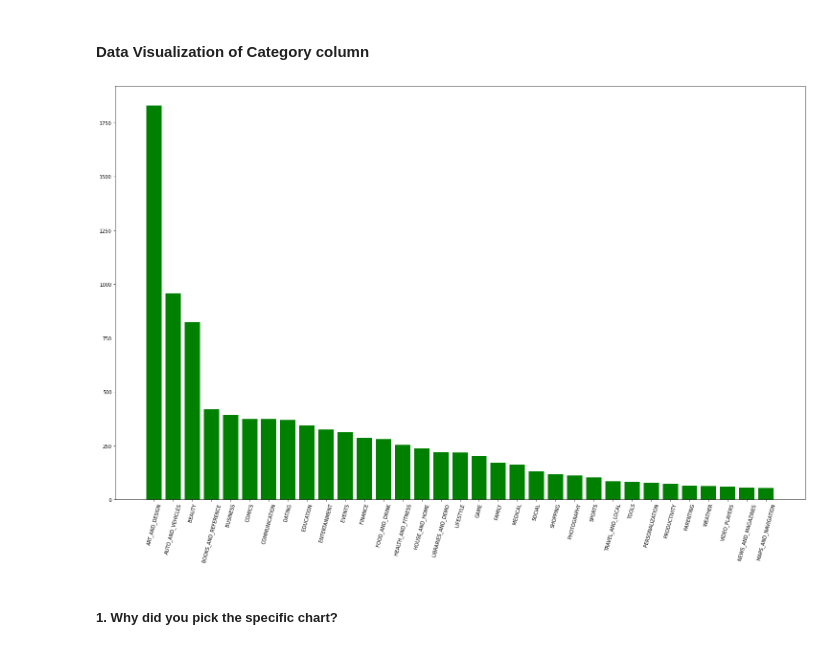
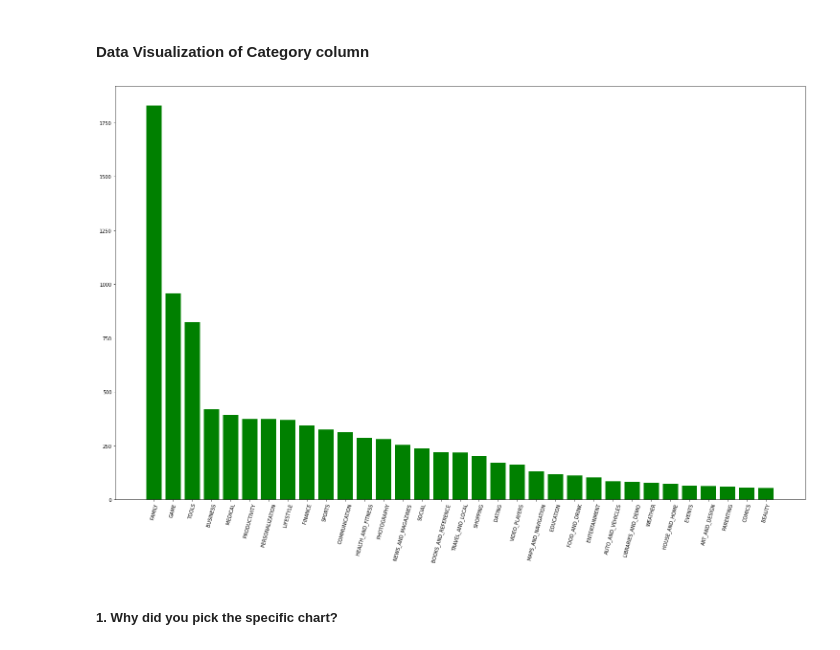
Before and after one commit to sabitendu/EDA-Capstone-Project-on-Play-Store-App-Review-Analysis, a Jupyter notebook: playstore_app_review_analysis.ipynb, the cells around one changed output. Saved outputs shown, nothing was run; the diff lists cells and outputs as text; code cells hidden in the pictures.

```diff
--- a/playstore_app_review_analysis.ipynb
+++ b/playstore_app_review_analysis.ipynb
@@ -981,14 +981,14 @@ Univariate analysis is the simplest form of analyzing data. “Uni” means “o
 # %%
 # Chart - 1 visualization code
 fig=plt.figure(figsize=(20,12))
 ax=fig.add_axes([0,0,1,1])
 data=df_ps['Category'].value_counts()
-label=df_ps['Category'].unique()
+label=data.index
 ax.bar(label,data, color='green')
 plt.xticks(rotation=75)
 plt.show()
 # %% [output]
-[figure, old version]
+[figure, new version]
 # %% [markdown]
 ##### 1. Why did you pick the specific chart?
 # %% [markdown]
```
Also changed, not shown: parts of 63 cells of this notebook.
